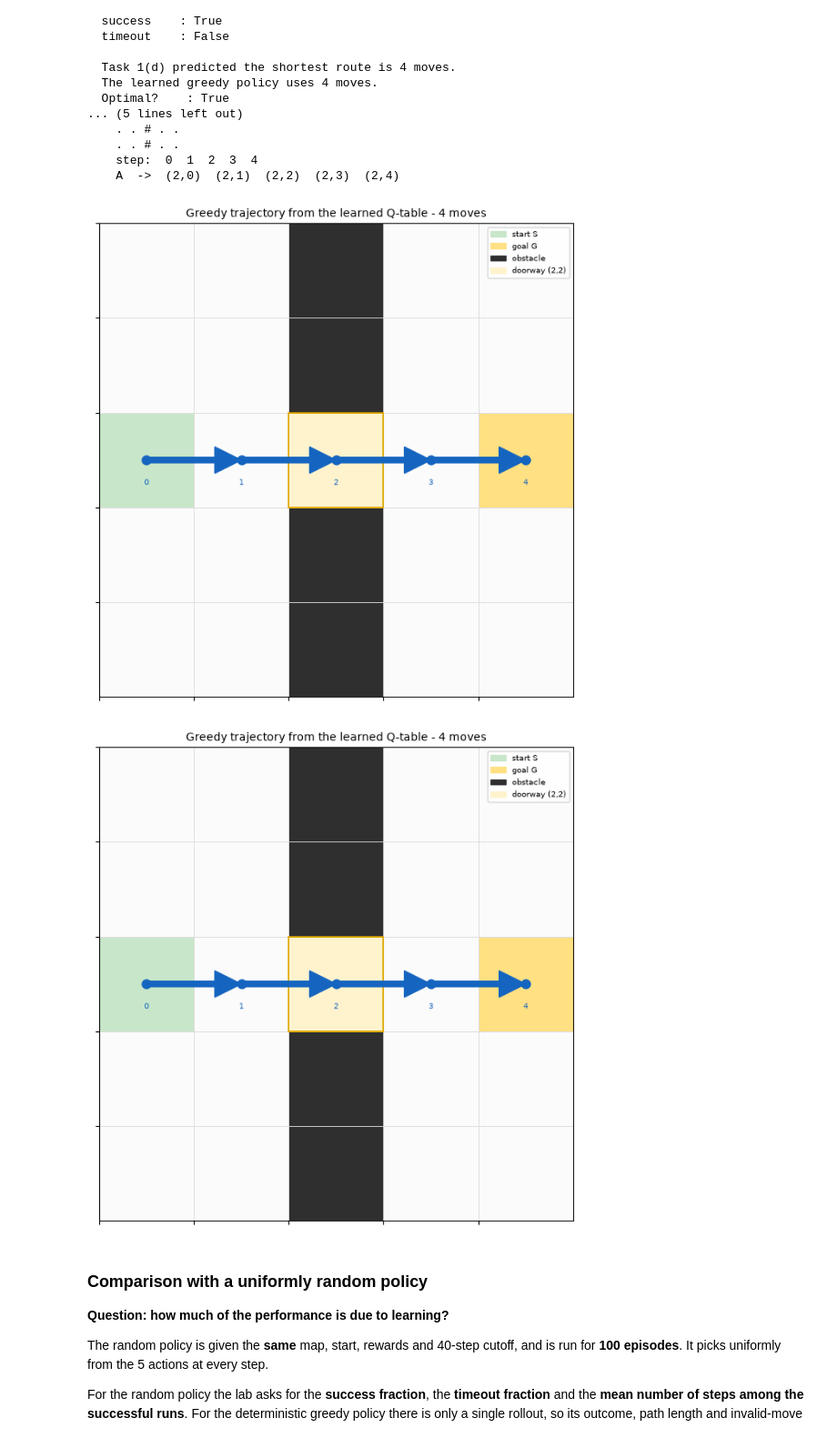
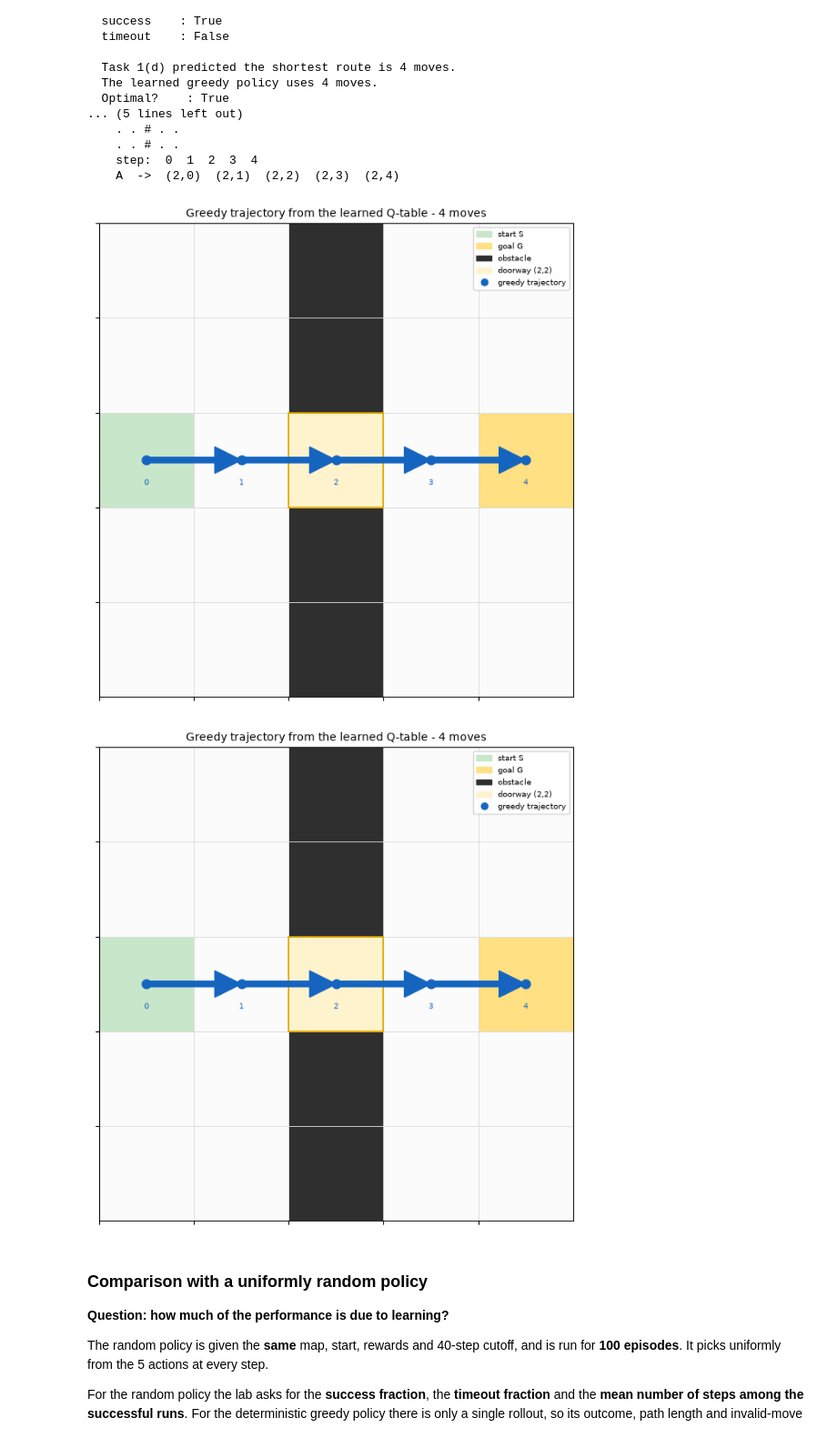
Before and after one commit to KrishGarg/CS-F407-labs, a Jupyter notebook: notebooks/rl.ipynb, the cells around one changed output. Shown at 91% size. Drawn from its saved outputs; the diff is of its cells as text; code cells hidden in the pictures.

```diff
--- a/notebooks/rl.ipynb
+++ b/notebooks/rl.ipynb
@@ -1307,8 +1307,14 @@ Greedy evaluation (epsilon = 0, no updates, start (2, 0))
 import matplotlib.pyplot as plt
 from matplotlib.patches import Patch, FancyArrow
 
-def draw_warehouse(trajectory=None, path_a=None, path_b=None, title=""):
-    """Draw the 5x5 warehouse.  path_a/path_b are trajectories to draw."""
+def draw_warehouse(trajectory=None, path_a=None, path_b=None, title="",
+                   two_robot=False):
+    """Draw the 5x5 warehouse.  path_a/path_b are trajectories to draw.
+
+    two_robot=True relabels the start/goal cells: in Part III the two
+    robots have swapped goals, so (2,4) is A's goal and (2,0) is B's goal,
+    and there is no single "start" cell any more.
+    """
     fig, ax = plt.subplots(figsize=(6.5, 6.5))
     for r in range(ROWS):
         for c in range(COLS):
@@ -1328,40 +1334,54 @@ def draw_warehouse(trajectory=None, path_a=None, path_b=None, title=""):
     for path, colour, marker in ((path_a, "#1565c0", "o"), (path_b, "#c0392b", "s")):
         if not path:
             continue
         for i, (r, c) in enumerate(path):
             ax.plot(c + 0.5, r + 0.5, marker, color=colour, markersize=8,
                     zorder=3)
             ax.text(c + 0.5, r + 0.78, str(i), ha="center", va="bottom",
                     fontsize=7, color=colour)
         for (r1, c1), (r2, c2) in zip(path[:-1], path[1:]):
             ax.add_patch(FancyArrow(c1 + 0.5, r1 + 0.5, c2 - c1, r2 - r1,
                                     width=0.06, head_width=0.28, head_length=0.28,
                                     length_includes_head=True, color=colour,
                                     zorder=2))
     ax.set_xlim(0, COLS)
     ax.set_ylim(ROWS, 0)
     ax.set_aspect("equal")
     ax.set_xticks(range(COLS))
     ax.set_yticks(range(ROWS))
     ax.set_xticklabels([])
     ax.set_yticklabels([])
     ax.set_title(title, fontsize=10)
-    ax.legend(handles=[Patch(color="#c8e6c9", label="start S"),
-                       Patch(color="#ffe082", label="goal G"),
-                       Patch(color="#2f2f2f", label="obstacle"),
-                       Patch(color="#fff3cd", label="doorway (2,2)")],
-              loc="upper right", fontsize=7)
+
+    handles = []
+    if two_robot:
+        handles.append(Patch(color="#ffe082", label="A's goal (2,4)"))
+        handles.append(Patch(color="#c8e6c9", label="B's goal (2,0)"))
+    else:
+        handles.append(Patch(color="#c8e6c9", label="start S"))
+        handles.append(Patch(color="#ffe082", label="goal G"))
+    handles.append(Patch(color="#2f2f2f", label="obstacle"))
+    handles.append(Patch(color="#fff3cd", label="doorway (2,2)"))
+    if two_robot:
+        handles.append(plt.Line2D([], [], color="#1565c0", marker="o",
+                                  linestyle="", label="robot A"))
+        handles.append(plt.Line2D([], [], color="#c0392b", marker="s",
+                                  linestyle="", label="robot B"))
+    else:
+        handles.append(plt.Line2D([], [], color="#1565c0", marker="o",
+                                  linestyle="", label="greedy trajectory"))
+    ax.legend(handles=handles, loc="upper right", fontsize=7)
     plt.tight_layout()
     plt.show()
     return fig
 
 
 draw_warehouse(path_a=evaluation["trajectory"],
                 title="Greedy trajectory from the learned Q-table - %d moves"
                       % evaluation["length"])
 # %% [output]
-[figure, old version]
+[figure, new version]
-[figure, old version]
+[figure, new version]
 # %% [markdown]
 ### Comparison with a uniformly random policy
 
```
Also changed, not shown: parts of 3 cells of this notebook.
